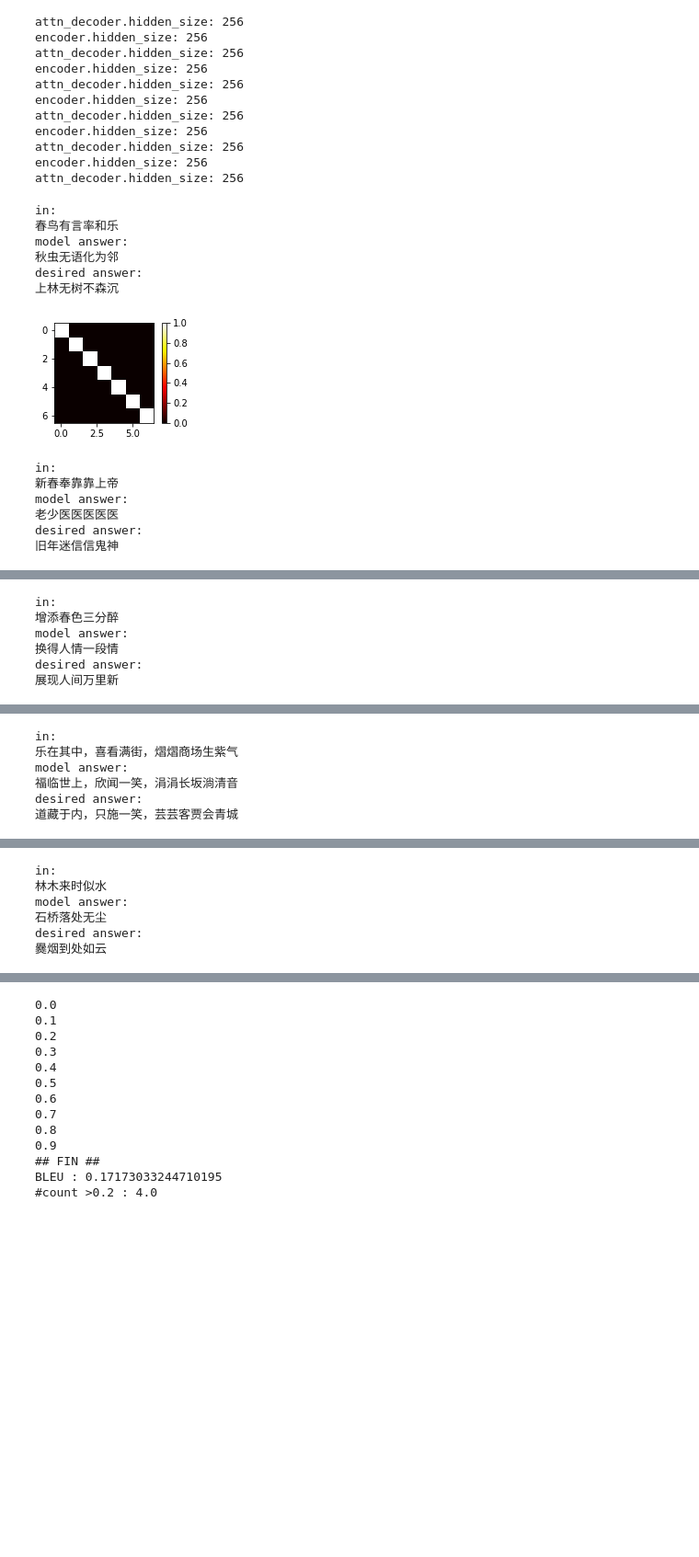
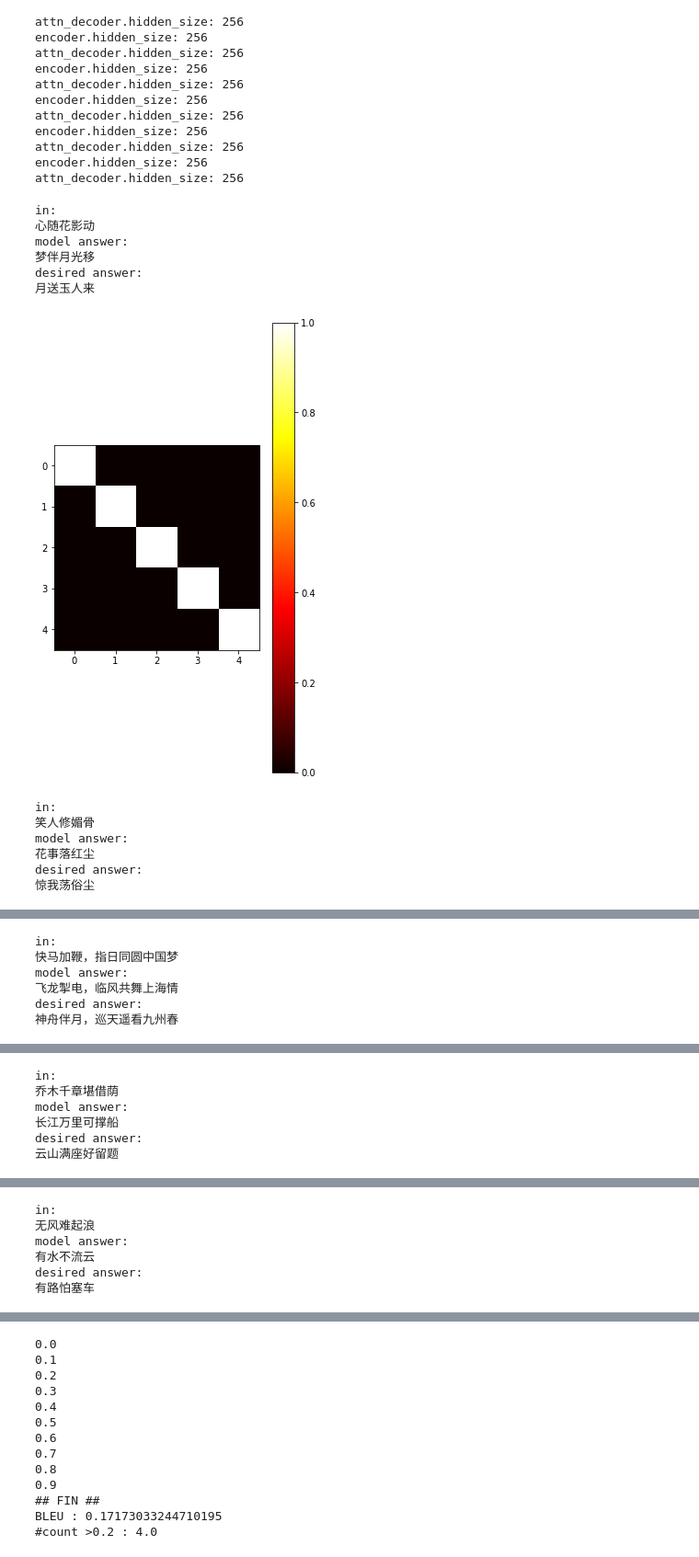
Before and after one commit to zxyzz/Chinese-Couplets-Dueling, a Jupyter notebook: clus_MS_backup.ipynb, the cells around one changed output, grey strips where cells are left out. Shown at 92% size. Cells and saved outputs as stored; diff of their text form; code cells hidden in the pictures; blank space fills up the shorter version.

```diff
--- a/clus_MS_backup.ipynb
+++ b/clus_MS_backup.ipynb
@@ -787,7 +787,7 @@ def evaluateRandomly(char2tone_dict,encoder, decoder,forced_tone=True,forced_wor
             #showAttention(pair, output_words[k], list_nodes[k].attn)
             #print("tmp shape",attn_tmp.shape)  # for j in longueur or max_length
 
-            plt.subplots(figsize=(3, 2))
+            plt.subplots(figsize=(5, 9))
             #plt.imshow(attn_tmp[:8,:8],cmap='hot')
             plt.imshow(attn_tmp,cmap='hot')
 
@@ -798,18 +798,18 @@ def evaluateRandomly(char2tone_dict,encoder, decoder,forced_tone=True,forced_wor
             attn.append(attn_tmp)
         #"""""
 # %%
-evaluateRandomly(char2tone_dict,encoder, attn_decoder,forced_tone=True,forced_word=True,beam_width=1,n=50)
+evaluateRandomly(char2tone_dict,encoder, attn_decoder,forced_tone=True,forced_word=True,beam_width=1,n=200)
 # %% [output]
 in:
-春鸟有言率和乐
+心随花影动
 model answer:
-秋虫无语化为邻
+梦伴月光移
 desired answer:
-上林无树不森沉
+月送玉人来
-[figure, old version]
+[figure, new version]
 in:
-新春奉靠靠上帝
+笑人修媚骨
 model answer:
-老少医医医医医
+花事落红尘
 desired answer:
-旧年迷信信鬼神
+惊我荡俗尘
@@ -817,6 +817,6 @@ desired answer:
 in:
-增添春色三分醉
+快马加鞭，指日同圆中国梦
 model answer:
-换得人情一段情
+飞龙掣电，临风共舞上海情
 desired answer:
-展现人间万里新
+神舟伴月，巡天遥看九州春
@@ -824,6 +824,6 @@ desired answer:
 in:
-乐在其中，喜看满街，熠熠商场生紫气
+乔木千章堪借荫
 model answer:
-福临世上，欣闻一笑，涓涓长坂淌清音
+长江万里可撑船
 desired answer:
-道藏于内，只施一笑，芸芸客贾会青城
+云山满座好留题
@@ -831,6 +831,6 @@ desired answer:
 in:
-林木来时似水
+无风难起浪
 model answer:
-石桥落处无尘
+有水不流云
 desired answer:
-爨烟到处如云
+有路怕塞车
```
Also changed, not shown: parts of 1 cell of this notebook, 3 other files.
